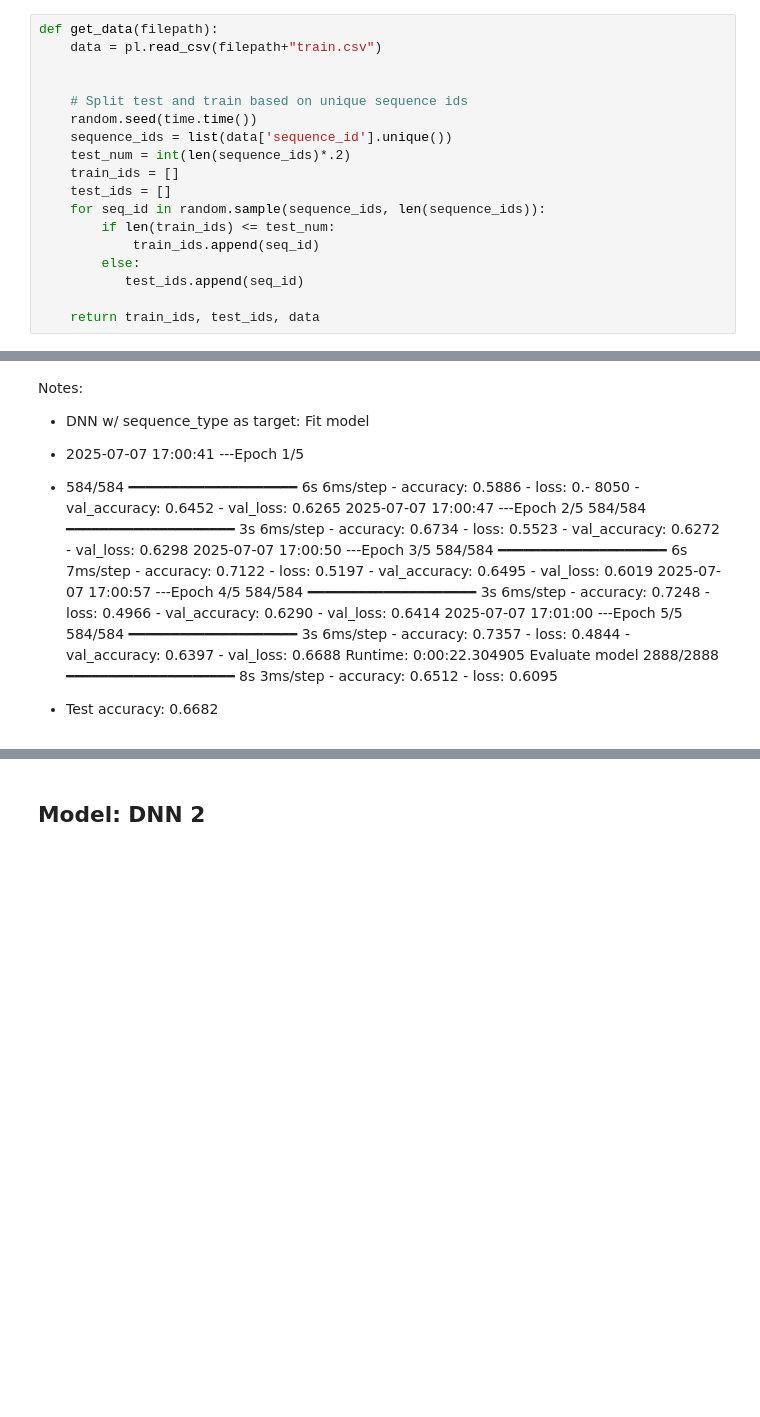
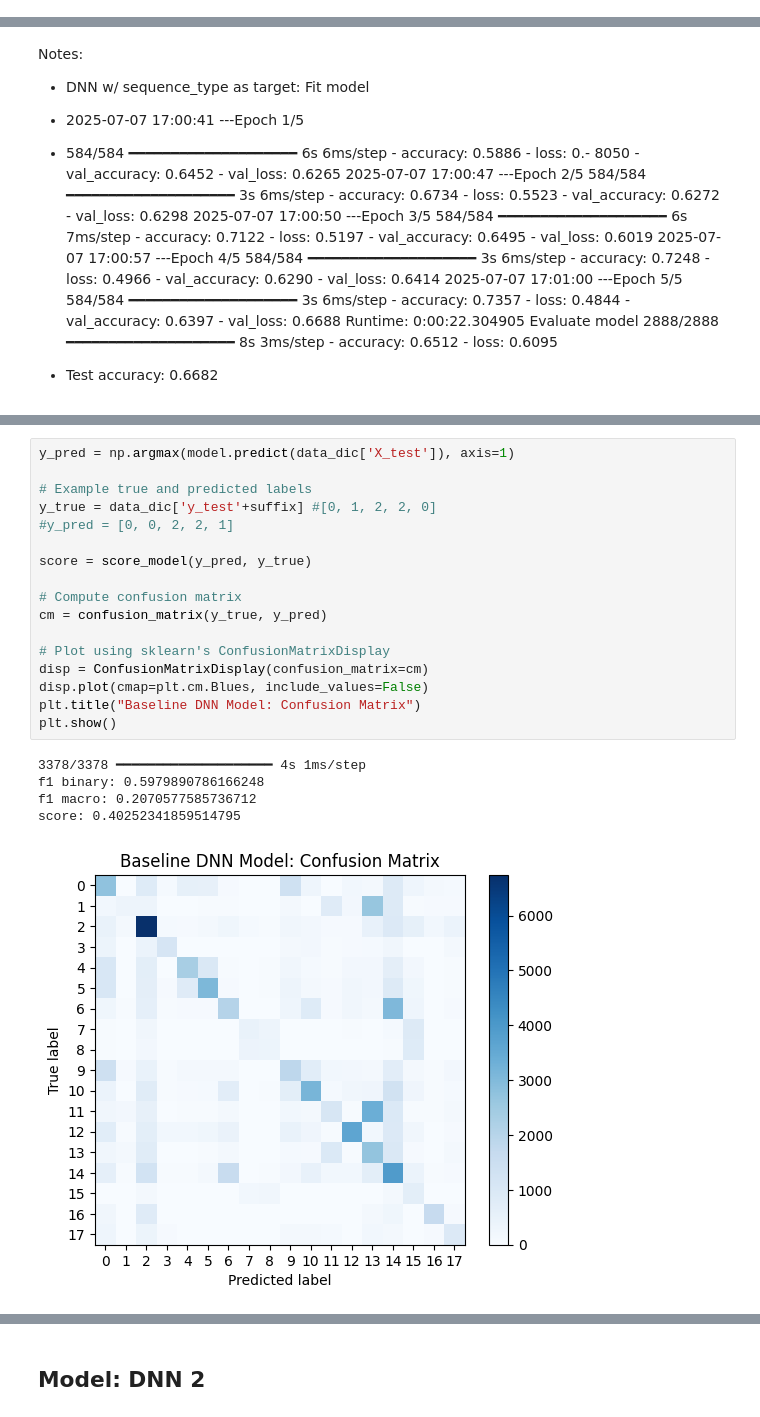
Before and after one commit to Trfitzy/cmi_project, a Jupyter notebook: DNN_cmi.ipynb, the cells around one changed output, grey strips where cells are left out. Drawn from its saved outputs; the diff is of its cells as text; blank space fills up the shorter version.

```diff
--- a/DNN_cmi.ipynb
+++ b/DNN_cmi.ipynb
@@ -49,20 +100,2 @@ def get_data(filepath):
 
     return train_ids, test_ids, data
-# %%
-def get_data(filepath):
-    data = pl.read_csv(filepath+"train.csv")
-
-
-    # Split test and train based on unique sequence ids
-    random.seed(time.time())
-    sequence_ids = list(data['sequence_id'].unique())
-    test_num = int(len(sequence_ids)*.2)
-    train_ids = []
-    test_ids = []
-    for seq_id in random.sample(sequence_ids, len(sequence_ids)):
-        if len(train_ids) <= test_num:
-            train_ids.append(seq_id)
-        else:
-           test_ids.append(seq_id)
-
-    return train_ids, test_ids, data
@@ -542,0 +916,23 @@ Test accuracy:  0.7641
+# %%
+y_pred = np.argmax(model.predict(data_dic['X_test']), axis=1)
+
+# Example true and predicted labels
+y_true = data_dic['y_test'+suffix] #[0, 1, 2, 2, 0]
+#y_pred = [0, 0, 2, 2, 1]
+
+score = score_model(y_pred, y_true)
+
+# Compute confusion matrix
+cm = confusion_matrix(y_true, y_pred)
+
+# Plot using sklearn's ConfusionMatrixDisplay
+disp = ConfusionMatrixDisplay(confusion_matrix=cm)
+disp.plot(cmap=plt.cm.Blues, include_values=False)
+plt.title("Baseline DNN Model: Confusion Matrix")
+plt.show()
+# %% [output]
+3378/3378 ━━━━━━━━━━━━━━━━━━━━ 4s 1ms/step
+f1 binary: 0.5979890786166248
+f1 macro: 0.2070577585736712
+score: 0.40252341859514795
+[figure, added]
```
Also changed, not shown: parts of 106 cells of this notebook, 1 other file.
